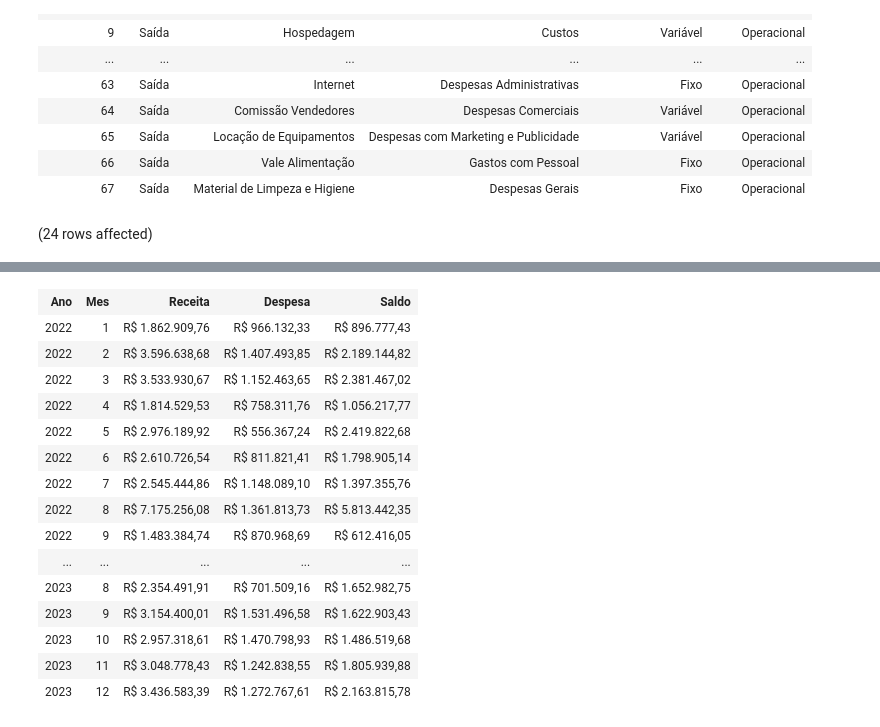
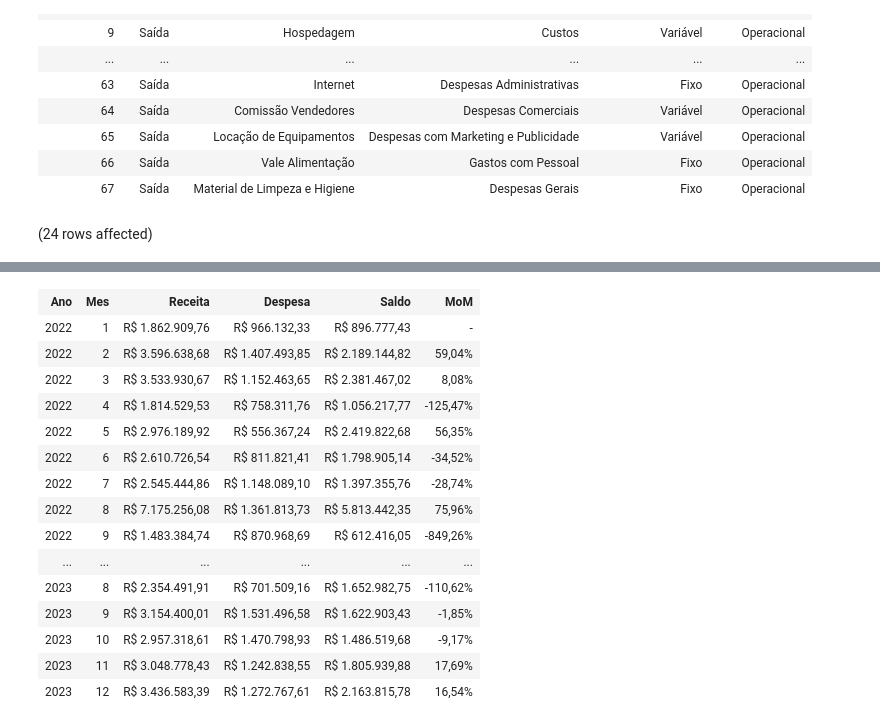
Before and after one commit to AlbertoFAraujo/SQL_EDA_Financeiro, a Jupyter notebook: EDA_Financeiro.ipynb, the cells around one changed output, grey strips where cells are left out. Cells and saved outputs as stored; diff of their text form; code cells hidden in the pictures.

```diff
--- a/EDA_Financeiro.ipynb
+++ b/EDA_Financeiro.ipynb
@@ -207,15 +207,22 @@ Total execution time: 00:00:00.016
 | 66 | Saída | Vale Alimentação | Gastos com Pessoal | Fixo | Operacional |
 | 67 | Saída | Material de Limpeza e Higiene | Despesas Gerais | Fixo | Operacional |
 # %%
+WITH x AS(
 SELECT
     YEAR([Data]) AS Ano,
     MONTH([Data]) AS Mes,
     FORMAT(SUM(IIF(c.Tipo = 'Entrada', e.valor,0)),'c') AS Receita,
     FORMAT(SUM(IIF(c.Tipo = 'Saída', e.valor,0)),'c') AS Despesa,
-    FORMAT(SUM(IIF(c.Tipo = 'Entrada', e.valor,0))-SUM(IIF(c.Tipo = 'Saída', e.valor,0)),'c') AS Saldo
+    SUM(IIF(c.Tipo = 'Entrada', e.valor,0))-SUM(IIF(c.Tipo = 'Saída', e.valor,0)) AS Saldo
 FROM extrato e
 INNER JOIN cadastros c ON e.ID_Categoria = c.ID_Categoria
 GROUP BY YEAR([Data]), MONTH([Data])
+)
+SELECT
+    Ano, Mes, Receita, Despesa,
+    FORMAT(Saldo,'c') AS Saldo,
+    COALESCE(FORMAT(1.0 * (Saldo - LAG(Saldo,1)OVER(ORDER BY Ano ASC, Mes ASC))/Saldo,'0.00%'),'-') AS MoM
+FROM x
 ORDER BY Ano ASC, Mes ASC
 # %% [output]
 (24 rows affected)
@@ -223,16 +230,16 @@ Total execution time: 00:00:00.046
-| Ano | Mes | Receita | Despesa | Saldo |
-| 2022 | 1 | R$ 1.862.909,76 | R$ 966.132,33 | R$ 896.777,43 |
-| 2022 | 2 | R$ 3.596.638,68 | R$ 1.407.493,85 | R$ 2.189.144,82 |
-| 2022 | 3 | R$ 3.533.930,67 | R$ 1.152.463,65 | R$ 2.381.467,02 |
-| 2022 | 4 | R$ 1.814.529,53 | R$ 758.311,76 | R$ 1.056.217,77 |
-| 2022 | 5 | R$ 2.976.189,92 | R$ 556.367,24 | R$ 2.419.822,68 |
-| 2022 | 6 | R$ 2.610.726,54 | R$ 811.821,41 | R$ 1.798.905,14 |
-| 2022 | 7 | R$ 2.545.444,86 | R$ 1.148.089,10 | R$ 1.397.355,76 |
-| 2022 | 8 | R$ 7.175.256,08 | R$ 1.361.813,73 | R$ 5.813.442,35 |
-| 2022 | 9 | R$ 1.483.384,74 | R$ 870.968,69 | R$ 612.416,05 |
-| ... | ... | ... | ... | ... |
-| 2023 | 8 | R$ 2.354.491,91 | R$ 701.509,16 | R$ 1.652.982,75 |
-| 2023 | 9 | R$ 3.154.400,01 | R$ 1.531.496,58 | R$ 1.622.903,43 |
-| 2023 | 10 | R$ 2.957.318,61 | R$ 1.470.798,93 | R$ 1.486.519,68 |
-| 2023 | 11 | R$ 3.048.778,43 | R$ 1.242.838,55 | R$ 1.805.939,88 |
-| 2023 | 12 | R$ 3.436.583,39 | R$ 1.272.767,61 | R$ 2.163.815,78 |
+| Ano | Mes | Receita | Despesa | Saldo | MoM |
+| 2022 | 1 | R$ 1.862.909,76 | R$ 966.132,33 | R$ 896.777,43 | - |
+| 2022 | 2 | R$ 3.596.638,68 | R$ 1.407.493,85 | R$ 2.189.144,82 | 59,04% |
+| 2022 | 3 | R$ 3.533.930,67 | R$ 1.152.463,65 | R$ 2.381.467,02 | 8,08% |
+| 2022 | 4 | R$ 1.814.529,53 | R$ 758.311,76 | R$ 1.056.217,77 | -125,47% |
+| 2022 | 5 | R$ 2.976.189,92 | R$ 556.367,24 | R$ 2.419.822,68 | 56,35% |
+| 2022 | 6 | R$ 2.610.726,54 | R$ 811.821,41 | R$ 1.798.905,14 | -34,52% |
+| 2022 | 7 | R$ 2.545.444,86 | R$ 1.148.089,10 | R$ 1.397.355,76 | -28,74% |
+| 2022 | 8 | R$ 7.175.256,08 | R$ 1.361.813,73 | R$ 5.813.442,35 | 75,96% |
+| 2022 | 9 | R$ 1.483.384,74 | R$ 870.968,69 | R$ 612.416,05 | -849,26% |
+| ... | ... | ... | ... | ... | ... |
+| 2023 | 8 | R$ 2.354.491,91 | R$ 701.509,16 | R$ 1.652.982,75 | -110,62% |
+| 2023 | 9 | R$ 3.154.400,01 | R$ 1.531.496,58 | R$ 1.622.903,43 | -1,85% |
+| 2023 | 10 | R$ 2.957.318,61 | R$ 1.470.798,93 | R$ 1.486.519,68 | -9,17% |
+| 2023 | 11 | R$ 3.048.778,43 | R$ 1.242.838,55 | R$ 1.805.939,88 | 17,69% |
+| 2023 | 12 | R$ 3.436.583,39 | R$ 1.272.767,61 | R$ 2.163.815,78 | 16,54% |
```
Also changed, not shown: parts of 1 cell of this notebook.
